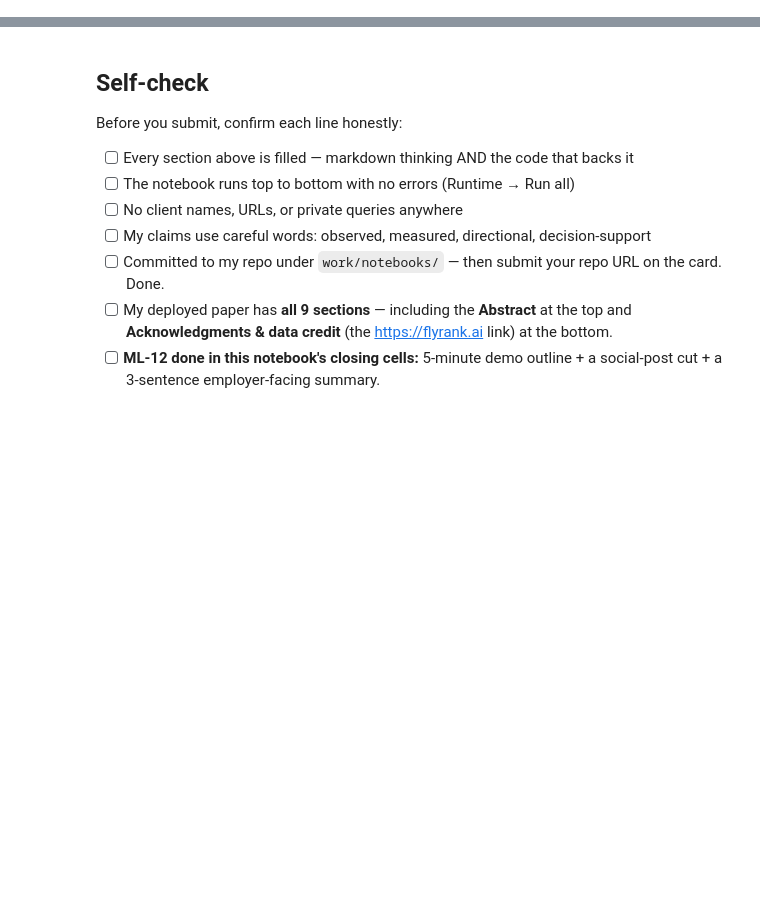
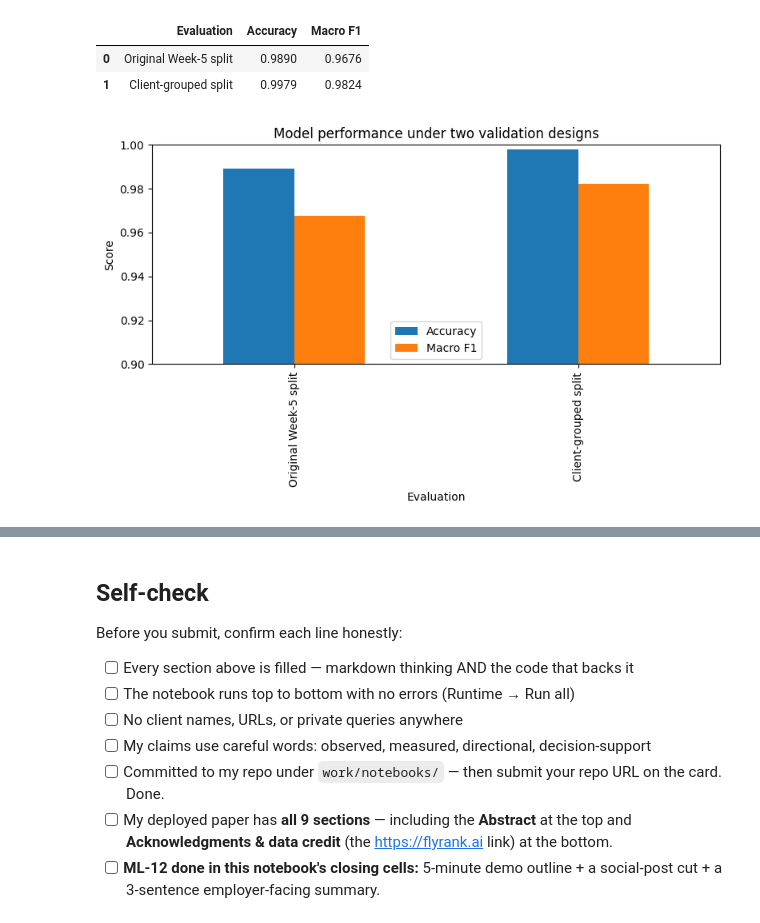
Before and after one commit to QuratulainAzhar22/flyrank-ml-work, a Jupyter notebook: work/notebooks/capstone.ipynb, the cells around one changed output, grey strips where cells are left out. Drawn from its saved outputs; the diff is of its cells as text; code cells hidden in the pictures; blank space fills up the shorter version.

```diff
--- a/work/notebooks/capstone.ipynb
+++ b/work/notebooks/capstone.ipynb
@@ -36,0 +121,37 @@ This skeleton is yours to fill. Work the sections **in order** — each one has
+# %%
+import pandas as pd
+comparison = pd.DataFrame({
+    "Evaluation": [
+        "Original Week-5 split",
+        "Client-grouped split"
+    ],
+    "Accuracy": [
+        0.9890,
+        0.9979
+    ],
+    "Macro F1": [
+        0.9676,
+        0.9824
+    ]
+})
+
+comparison
+# %% [output]
+|  | Evaluation | Accuracy | Macro F1 |
+| 0 | Original Week-5 split | 0.9890 | 0.9676 |
+| 1 | Client-grouped split | 0.9979 | 0.9824 |
+# %%
+import matplotlib.pyplot as plt
+
+comparison.set_index("Evaluation")[["Accuracy", "Macro F1"]].plot(
+    kind="bar",
+    figsize=(8, 5)
+)
+
+plt.ylim(0.9, 1.0)
+plt.ylabel("Score")
+plt.title("Model performance under two validation designs")
+plt.tight_layout()
+plt.show()
+# %% [output]
+[figure, added]
```
Also changed, not shown: parts of 20 cells of this notebook.
